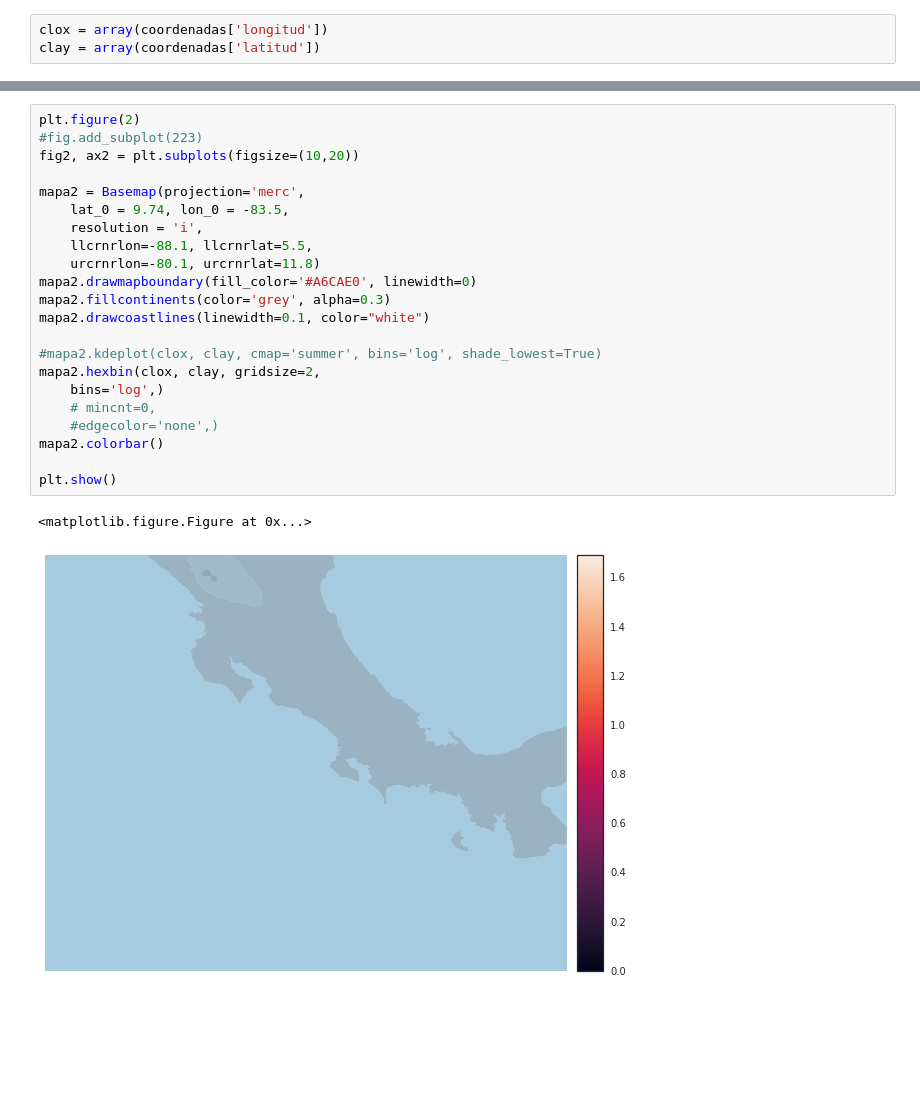
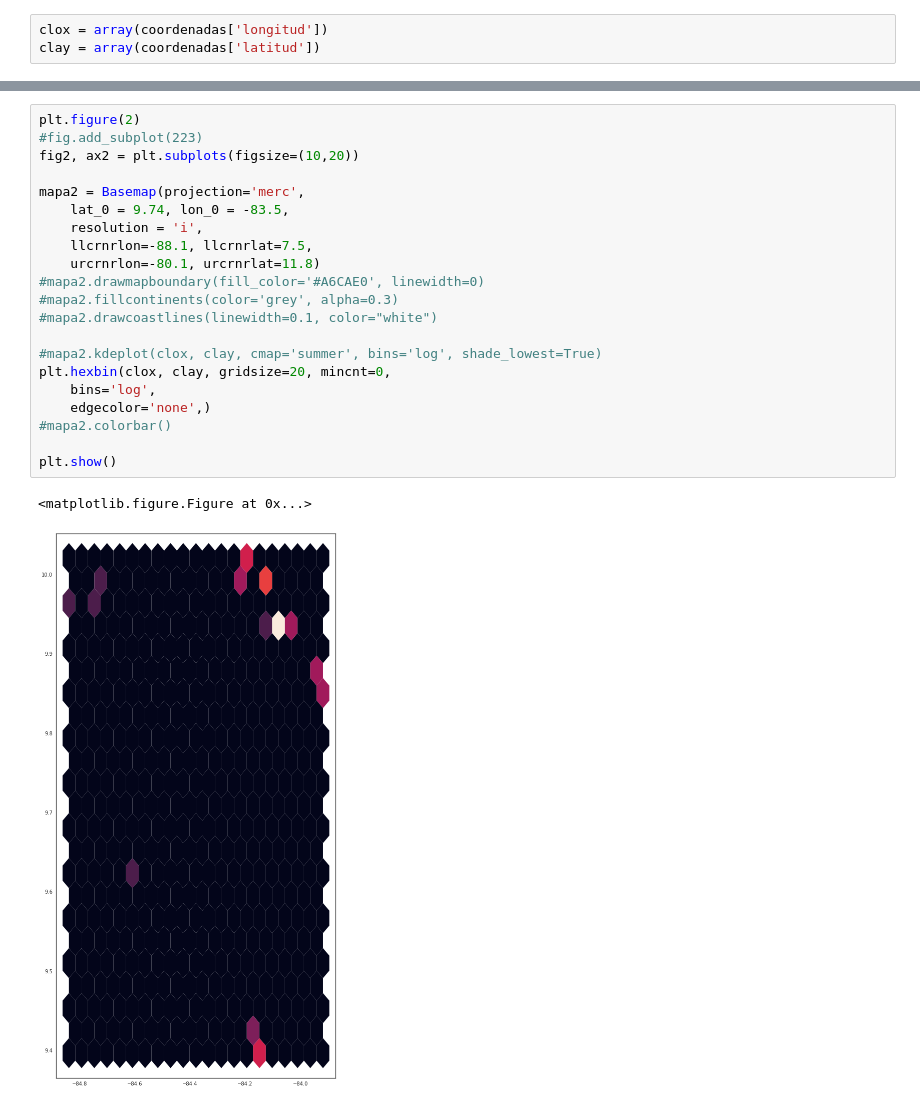
Before and after one commit to tian2992/notebooks_dateros, a Jupyter notebook: 04-basemap/04-mapas.ipynb, the cells around one changed output, grey strips where cells are left out. Drawn from its saved outputs; the diff is of its cells as text; blank space fills up the shorter version.

```diff
--- a/04-basemap/04-mapas.ipynb
+++ b/04-basemap/04-mapas.ipynb
@@ -93,25 +108,24 @@ clay.mean()
 # %%
 plt.figure(2)
 #fig.add_subplot(223)
 fig2, ax2 = plt.subplots(figsize=(10,20))
 
 mapa2 = Basemap(projection='merc',
     lat_0 = 9.74, lon_0 = -83.5,
     resolution = 'i',
-    llcrnrlon=-88.1, llcrnrlat=5.5,
+    llcrnrlon=-88.1, llcrnrlat=7.5,
     urcrnrlon=-80.1, urcrnrlat=11.8)
-mapa2.drawmapboundary(fill_color='#A6CAE0', linewidth=0)
-mapa2.fillcontinents(color='grey', alpha=0.3)
-mapa2.drawcoastlines(linewidth=0.1, color="white")
+#mapa2.drawmapboundary(fill_color='#A6CAE0', linewidth=0)
+#mapa2.fillcontinents(color='grey', alpha=0.3)
+#mapa2.drawcoastlines(linewidth=0.1, color="white")
 
 #mapa2.kdeplot(clox, clay, cmap='summer', bins='log', shade_lowest=True)
-mapa2.hexbin(clox, clay, gridsize=2,
-    bins='log',)
-    # mincnt=0,
-    #edgecolor='none',)
-mapa2.colorbar()
+plt.hexbin(clox, clay, gridsize=20, mincnt=0,
+    bins='log',
+    edgecolor='none',)
+#mapa2.colorbar()
 
 plt.show()
 # %% [output]
 <matplotlib.figure.Figure at 0x...>
-[figure, old version]
+[figure, new version]
```
Also changed, not shown: parts of 3 cells of this notebook.
